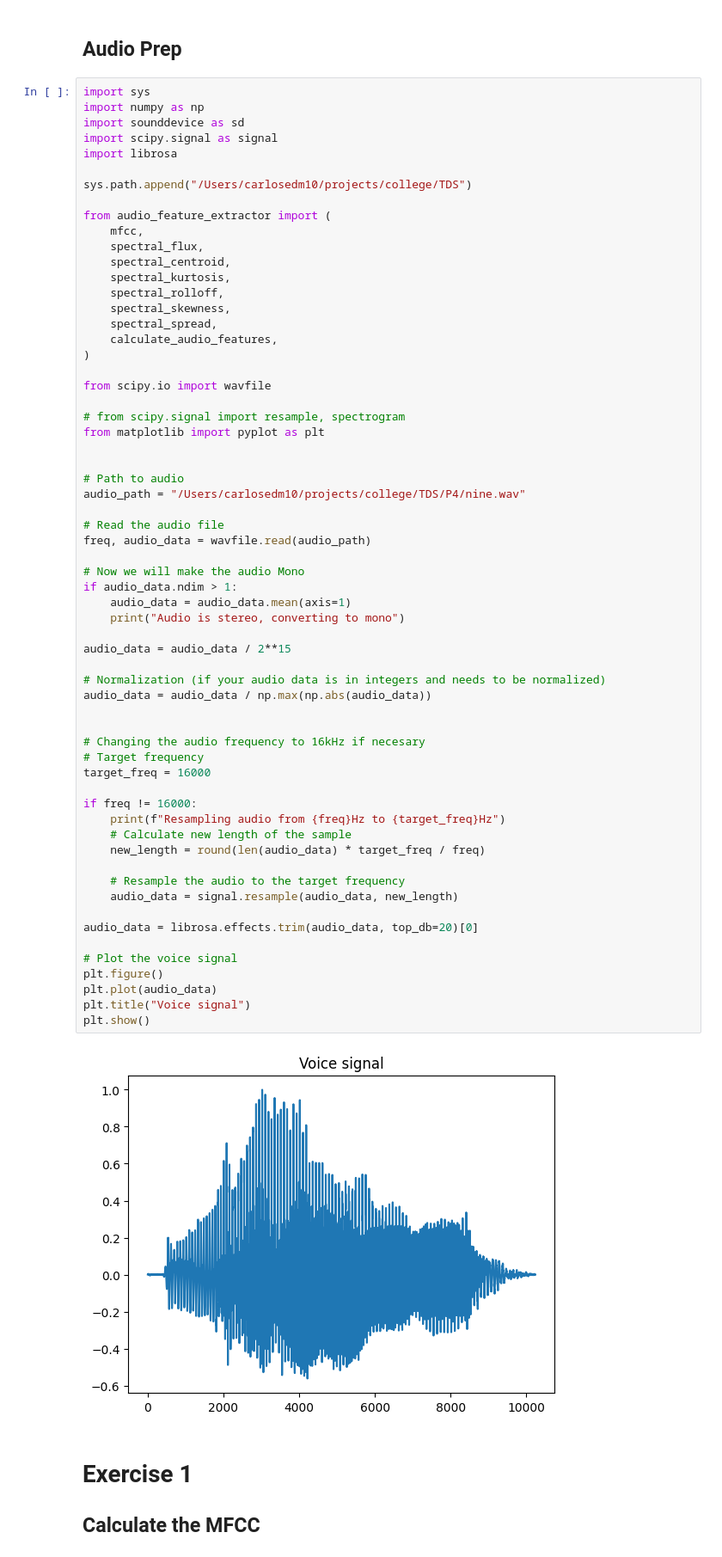
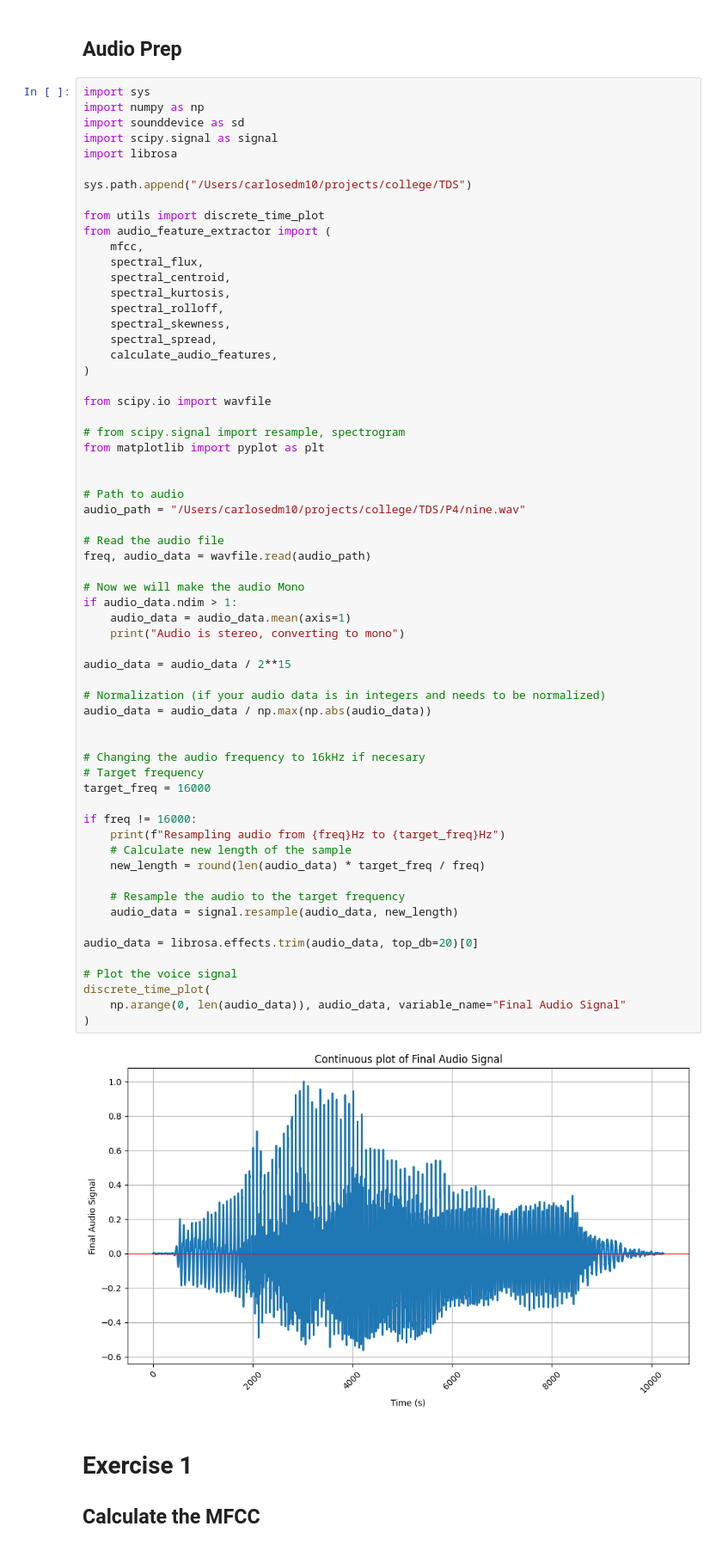
Before and after one commit to carlosedm10/college, a Jupyter notebook: TDS/P4/Prac4.ipynb, the cells around one changed output. Shown at 86% size. Drawn from its saved outputs; the diff is of its cells as text.

Commit message:
new plot

```diff
--- a/TDS/P4/Prac4.ipynb
+++ b/TDS/P4/Prac4.ipynb
@@ -11,6 +11,7 @@ import librosa
 
 sys.path.append("/Users/carlosedm10/projects/college/TDS")
 
+from utils import discrete_time_plot
 from audio_feature_extractor import (
     mfcc,
     spectral_flux,
@@ -34,38 +35,37 @@ audio_path = "/Users/carlosedm10/projects/college/TDS/P4/nine.wav"
 # Read the audio file
 freq, audio_data = wavfile.read(audio_path)
 
 # Now we will make the audio Mono
 if audio_data.ndim > 1:
     audio_data = audio_data.mean(axis=1)
     print("Audio is stereo, converting to mono")
 
 audio_data = audio_data / 2**15
 
 # Normalization (if your audio data is in integers and needs to be normalized)
 audio_data = audio_data / np.max(np.abs(audio_data))
 
 
 # Changing the audio frequency to 16kHz if necesary
 # Target frequency
 target_freq = 16000
 
 if freq != 16000:
     print(f"Resampling audio from {freq}Hz to {target_freq}Hz")
     # Calculate new length of the sample
     new_length = round(len(audio_data) * target_freq / freq)
 
     # Resample the audio to the target frequency
     audio_data = signal.resample(audio_data, new_length)
 
 audio_data = librosa.effects.trim(audio_data, top_db=20)[0]
 
 # Plot the voice signal
-plt.figure()
-plt.plot(audio_data)
-plt.title("Voice signal")
-plt.show()
+discrete_time_plot(
+    np.arange(0, len(audio_data)), audio_data, variable_name="Final Audio Signal"
+)
 # %% [output]
-[figure, old version]
+[figure, new version]
 # %% [markdown]
 # Exercise 1
 ## Calculate the MFCC
```
